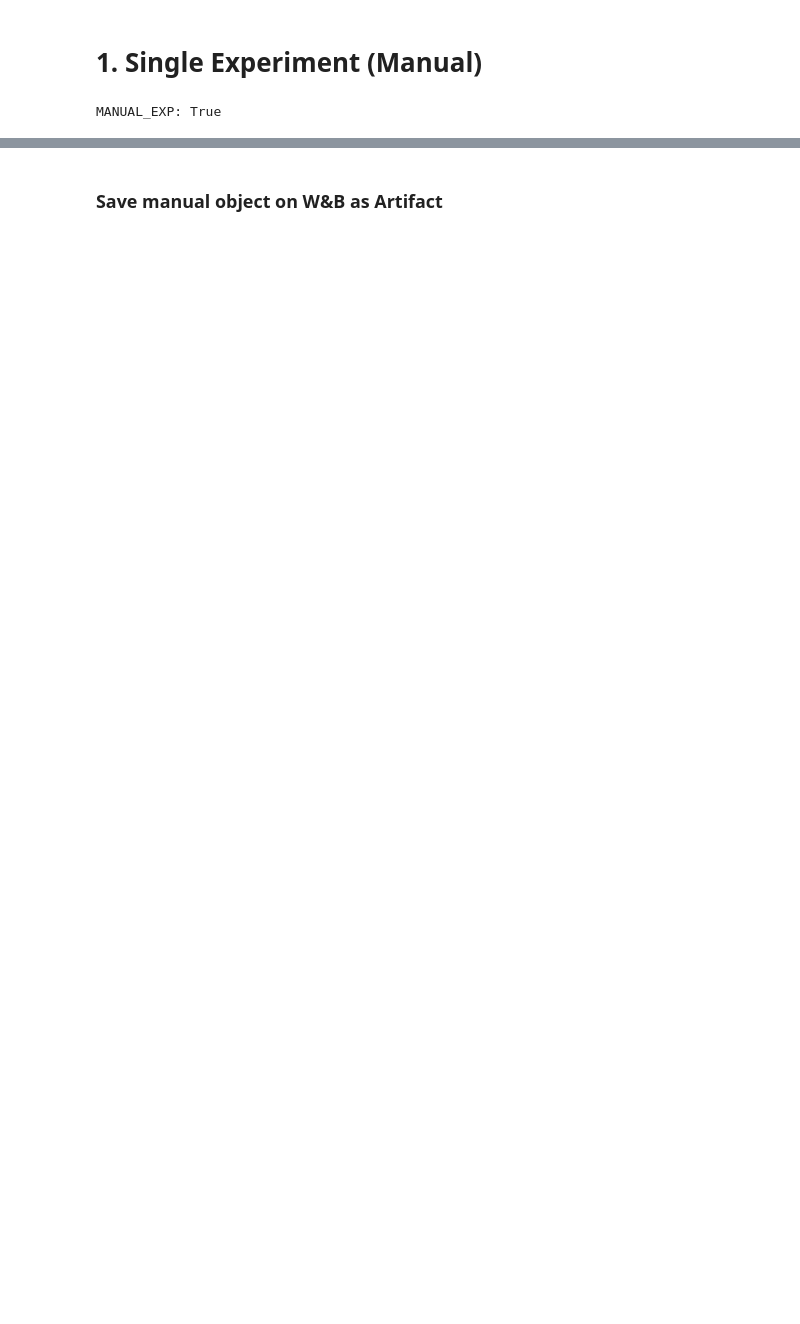
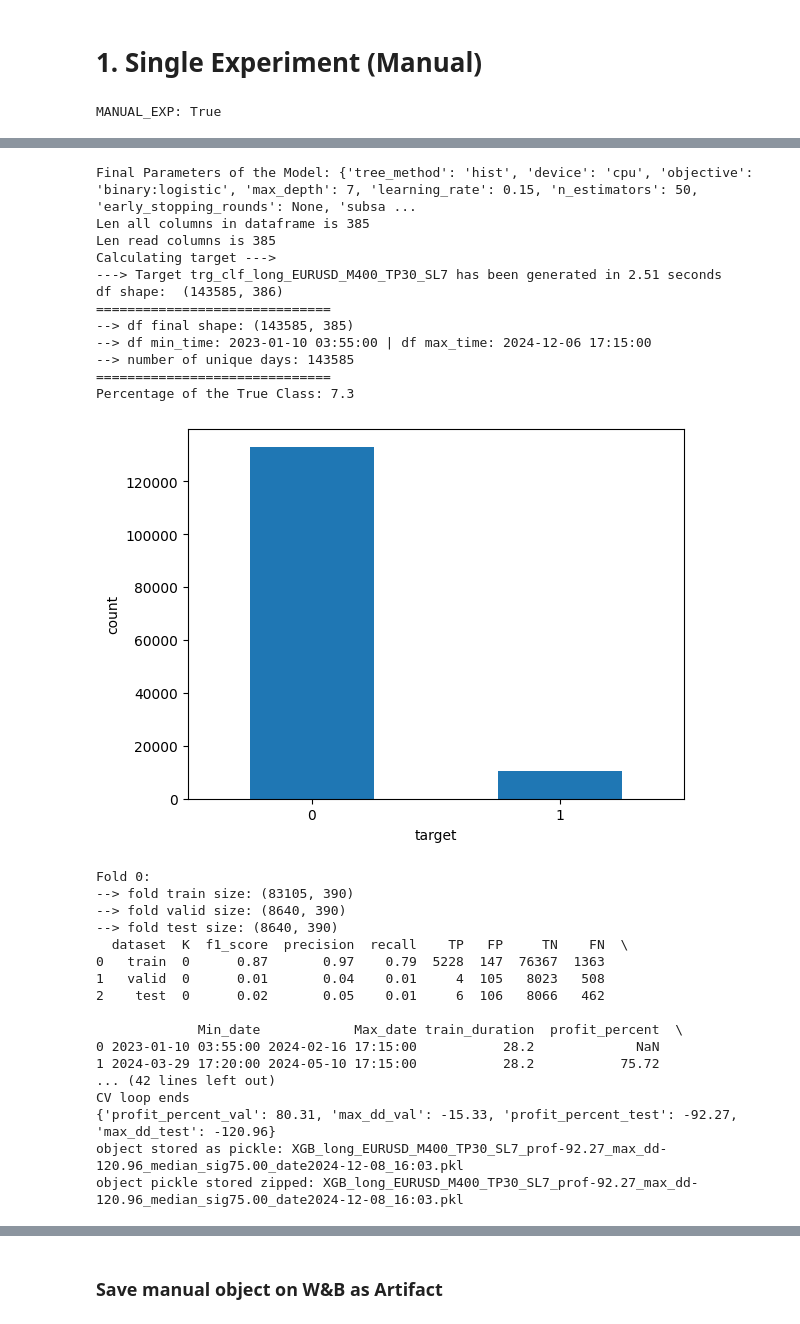
Before and after one commit to Alpha-Hunterss/ML-Algotrading-Project, a Jupyter notebook: algotrading_experiments_colab.ipynb, the cells around one changed output, grey strips where cells are left out. Saved outputs shown, nothing was run; the diff lists cells and outputs as text; code cells hidden in the pictures; blank space fills up the shorter version.

```diff
--- a/algotrading_experiments_colab.ipynb
+++ b/algotrading_experiments_colab.ipynb
@@ -791,0 +738,41 @@ object pickle stored zipped: XGB_long_EURUSD_M400_TP30_SL7_prof-45.59_max_dd-66.
+# %%
+if MANUAL_EXP:
+  # Run with fixed SL/TP
+  man_params['XGB']['use_dynamic_sl'] = False
+  exp_obj_fixed, exp_metadata_fixed, artifact_name_fixed = main(
+      manual=True,
+      man_params=man_params['XGB'],
+      dataset_path="/content/ML-Algotrading-Project/dataset/data/dataset/dataset.parquet",
+      C5M_data_path="/content/ML-Algotrading-Project/dataset/data/stage_one_data/",
+  )
+# %% [output]
+Final Parameters of the Model: {'tree_method': 'hist', 'device': 'cpu', 'objective': 'binary:logistic', 'max_depth': 7, 'learning_rate': 0.15, 'n_estimators': 50, 'early_stopping_rounds': None, 'subsa ...
+Len all columns in dataframe is 385
+Len read columns is 385
+Calculating target --->
+---> Target trg_clf_long_EURUSD_M400_TP30_SL7 has been generated in 2.51 seconds
+df shape:  (143585, 386)
+==============================
+--> df final shape: (143585, 385)
+--> df min_time: 2023-01-10 03:55:00 | df max_time: 2024-12-06 17:15:00
+--> number of unique days: 143585
+==============================
+Percentage of the True Class: 7.3
+[figure, added]
+Fold 0:
+--> fold train size: (83105, 390)
+--> fold valid size: (8640, 390)
+--> fold test size: (8640, 390)
+  dataset  K  f1_score  precision  recall    TP   FP     TN    FN  \
+0   train  0      0.87       0.97    0.79  5228  147  76367  1363
+1   valid  0      0.01       0.04    0.01     4  105   8023   508
+2    test  0      0.02       0.05    0.01     6  106   8066   462
+
+             Min_date            Max_date train_duration  profit_percent  \
+0 2023-01-10 03:55:00 2024-02-16 17:15:00           28.2             NaN
+1 2024-03-29 17:20:00 2024-05-10 17:15:00           28.2           75.72
+... (42 lines left out)
+CV loop ends
+{'profit_percent_val': 80.31, 'max_dd_val': -15.33, 'profit_percent_test': -92.27, 'max_dd_test': -120.96}
+object stored as pickle: XGB_long_EURUSD_M400_TP30_SL7_prof-92.27_max_dd-120.96_median_sig75.00_date2024-12-08_16:03.pkl
+object pickle stored zipped: XGB_long_EURUSD_M400_TP30_SL7_prof-92.27_max_dd-120.96_median_sig75.00_date2024-12-08_16:03.pkl
```
Also changed, not shown: parts of 40 cells of this notebook, 1 other file.
